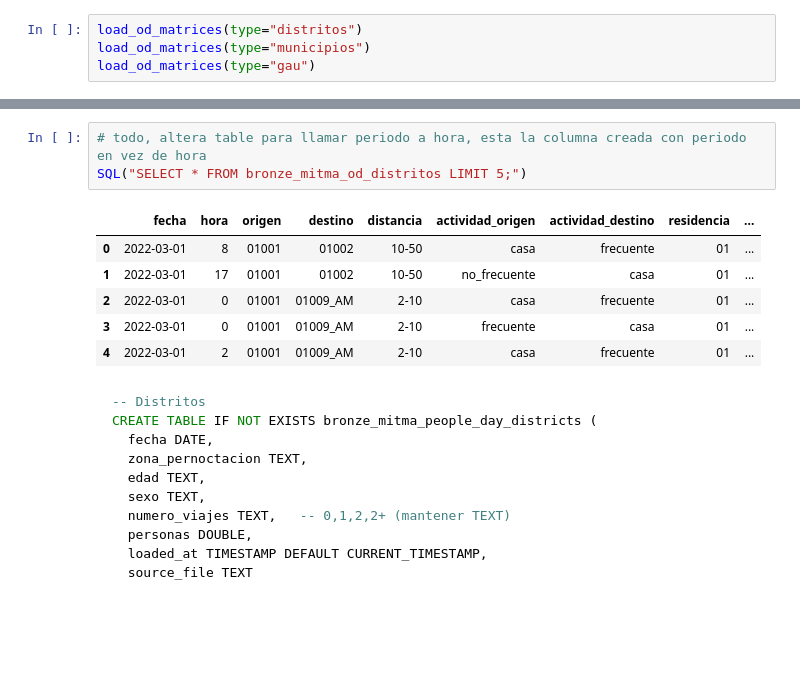
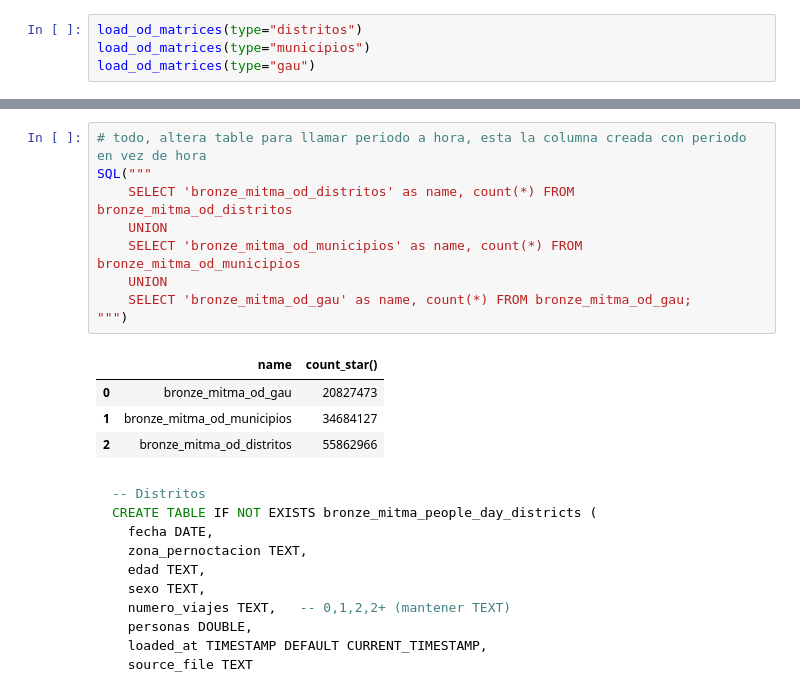
Before and after one commit to bgramaje/muceim-bigdata_project, a Jupyter notebook: notebooks/bronze.ipynb, the cells around one changed output, grey strips where cells are left out. Cells and saved outputs as stored; diff of their text form; blank space fills up the shorter version.

````diff
--- a/notebooks/bronze.ipynb
+++ b/notebooks/bronze.ipynb
@@ -211,13 +202,17 @@ SQL("SELECT * FROM bronze_mitma_od_gau LIMIT 5;")
 # %%
 # todo, altera table para llamar periodo a hora, esta la columna creada con periodo en vez de hora
-SQL("SELECT * FROM bronze_mitma_od_distritos LIMIT 5;")
+SQL("""
+    SELECT 'bronze_mitma_od_distritos' as name, count(*) FROM bronze_mitma_od_distritos
+    UNION
+    SELECT 'bronze_mitma_od_municipios' as name, count(*) FROM bronze_mitma_od_municipios
+    UNION
+    SELECT 'bronze_mitma_od_gau' as name, count(*) FROM bronze_mitma_od_gau;
+""")
 # %% [output]
-|  | fecha | hora | origen | destino | distancia | actividad_origen | actividad_destino | residencia | ... |
-| 0 | 2022-03-01 | 8 | 01001 | 01002 | 10-50 | casa | frecuente | 01 | ... |
-| 1 | 2022-03-01 | 17 | 01001 | 01002 | 10-50 | no_frecuente | casa | 01 | ... |
-| 2 | 2022-03-01 | 0 | 01001 | 01009_AM | 2-10 | casa | frecuente | 01 | ... |
-| 3 | 2022-03-01 | 0 | 01001 | 01009_AM | 2-10 | frecuente | casa | 01 | ... |
-| 4 | 2022-03-01 | 2 | 01001 | 01009_AM | 2-10 | casa | frecuente | 01 | ... |
+|  | name | count_star() |
+| 0 | bronze_mitma_od_gau | 20827473 |
+| 1 | bronze_mitma_od_municipios | 34684127 |
+| 2 | bronze_mitma_od_distritos | 55862966 |
 # %% [markdown]
 ```sql
 -- Distritos
````
Also changed, not shown: parts of 11 cells of this notebook, 1 other file.
